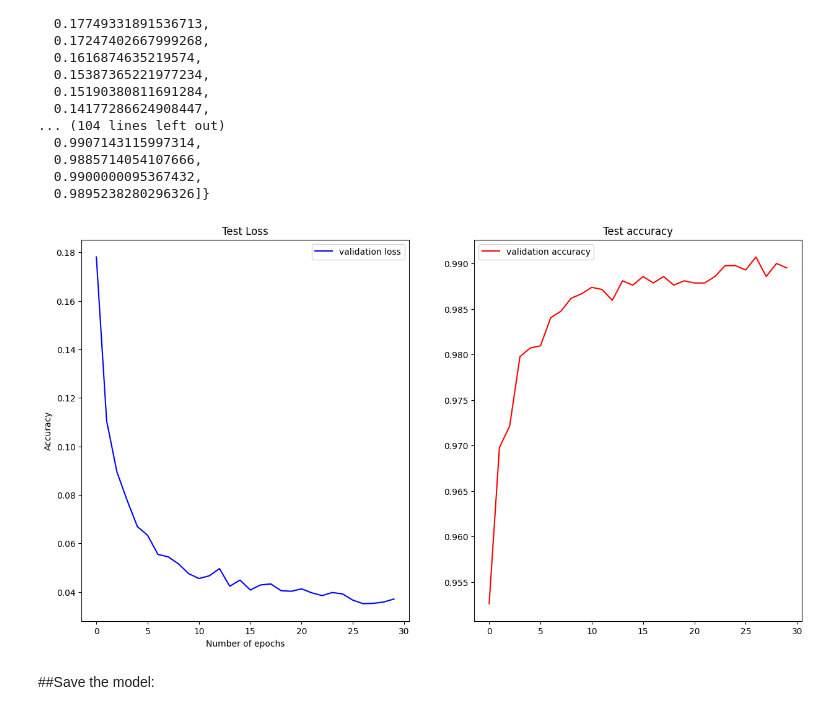
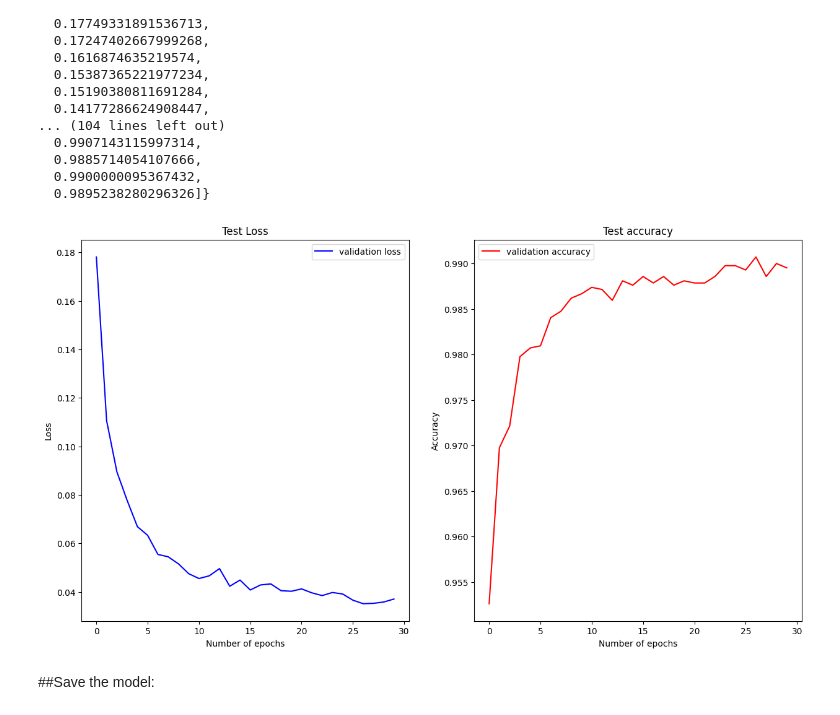
Before and after one commit to Tkag0001/Practice-ML-with-Digit-recognize-problem, a Jupyter notebook: code/Train_model.ipynb, the cells around one changed output. Drawn from its saved outputs; the diff is of its cells as text; code cells hidden in the pictures.

Commit message:
Fix plot xlabel validation accuracy

```diff
--- a/code/Train_model.ipynb
+++ b/code/Train_model.ipynb
@@ -355,21 +355,21 @@ history1.history
 # %%
 fig,ax = plt.subplots(nrows = 1, ncols = 2,figsize=(15,8))
 ax = ax.ravel()
 #val_loss
 ax[0].plot(history1.history['val_loss'],color = 'b',label = 'validation loss')
 ax[0].set_title("Test Loss")
 ax[0].set(xlabel = "Number of epochs", ylabel = "Loss")
 ax[0].legend()
 
 #val_accuracy
 ax[1].plot(history1.history['val_accuracy'],color = 'r',label = 'validation accuracy')
 ax[1].set_title("Test accuracy")
-ax[0].set(xlabel = "Number of epochs", ylabel = "Accuracy")
+ax[1].set(xlabel = "Number of epochs", ylabel = "Accuracy")
 ax[1].legend()
 
 plt.show()
 # %% [output]
-[figure, old version]
+[figure, new version]
 # %% [markdown]
 ##Save the model:
 # %%
```
